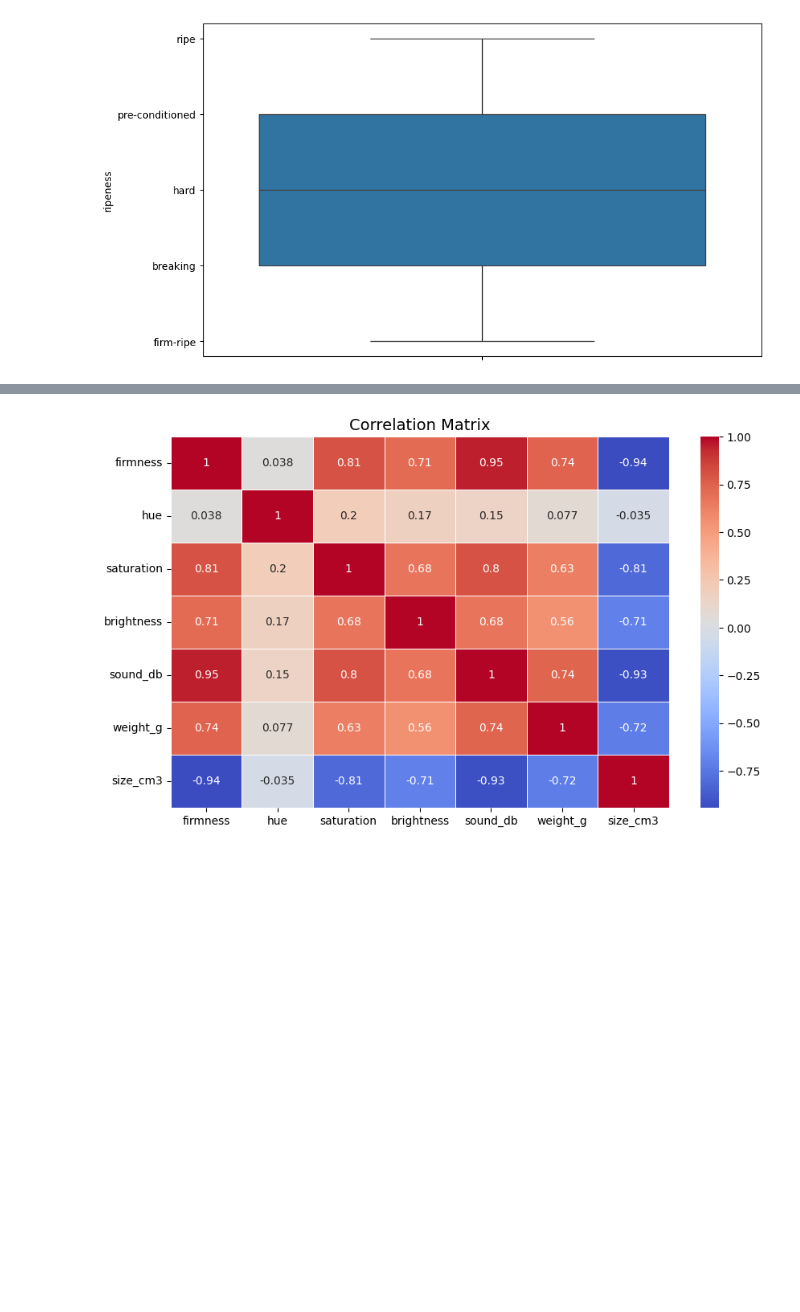
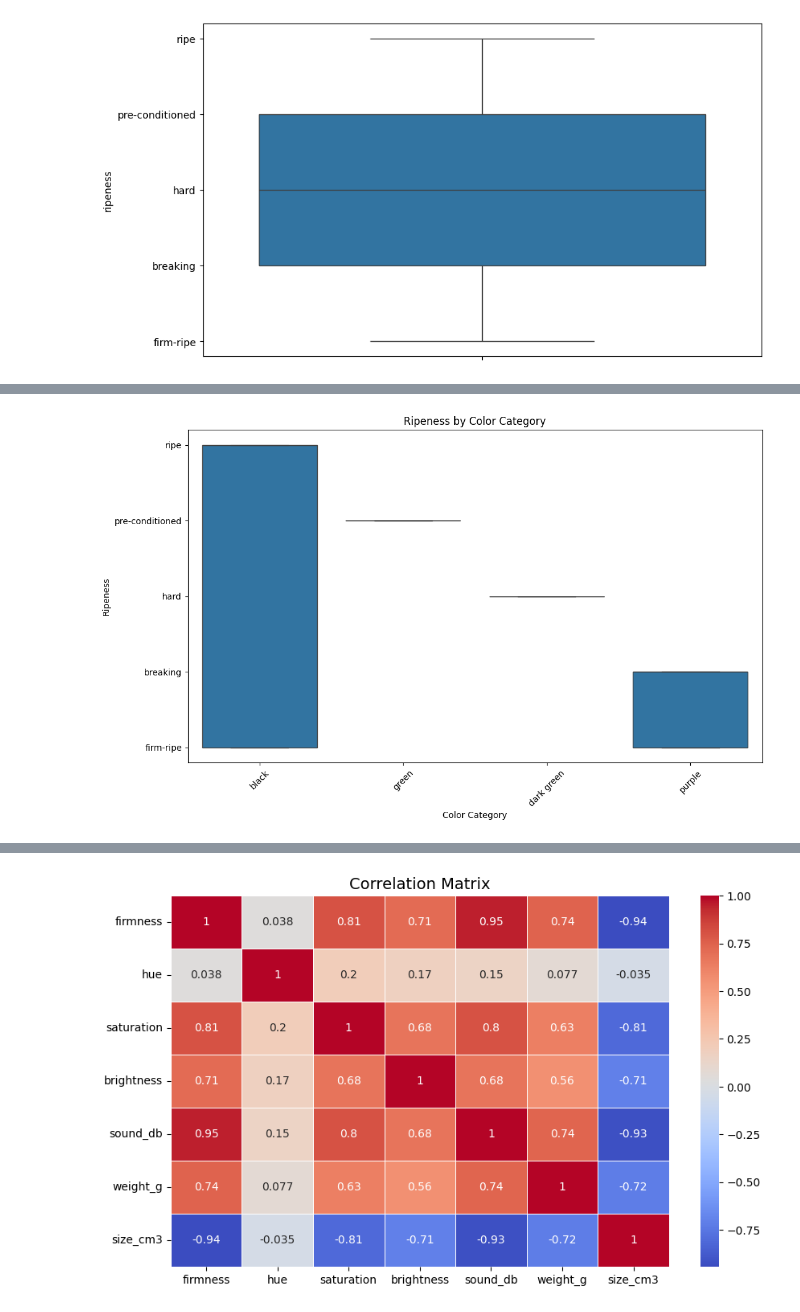
Before and after one commit to Nikhil5566/EDA-Prostate-cancer-dataset-, a Jupyter notebook: Avacardo_Dataset.ipynb, the cells around one changed output, grey strips where cells are left out. Drawn from its saved outputs; the diff is of its cells as text; code cells hidden in the pictures; blank space fills up the shorter version.

```diff
--- a/Avacardo_Dataset.ipynb
+++ b/Avacardo_Dataset.ipynb
@@ -130,0 +150,12 @@ plt.show()
+# %%
+# Example 2: Box plot between a categorical variable and a continuous variable
+# Replace 'color_category' and 'ripeness' with actual column names
+plt.figure(figsize=(12, 7))
+sns.boxplot(x='color_category', y='ripeness', data=df)
+plt.title('Ripeness by Color Category')
+plt.xlabel('Color Category')
+plt.ylabel('Ripeness')
+plt.xticks(rotation=45) # Rotate x-axis labels if they overlap
+plt.show()
+# %% [output]
+[figure, added]
```
Also changed, not shown: parts of 7 cells of this notebook.
